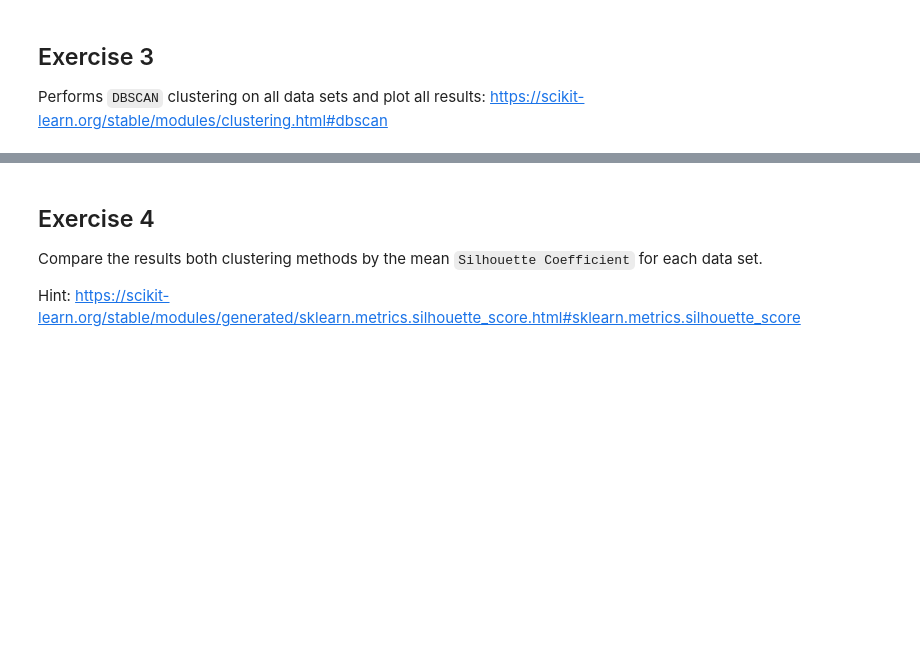
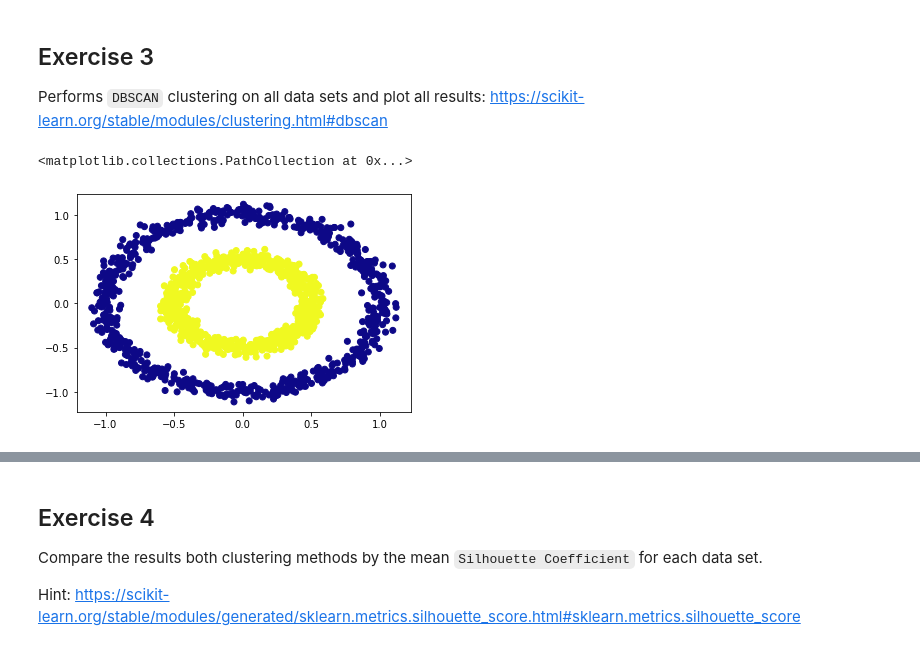
Before and after one commit to kromy99/DataMining2020, a Jupyter notebook: week4/Lab_Clustering.ipynb, the cells around one changed output, grey strips where cells are left out. Cells and saved outputs as stored; diff of their text form; code cells hidden in the pictures; blank space fills up the shorter version.

````diff
--- a/week4/Lab_Clustering.ipynb
+++ b/week4/Lab_Clustering.ipynb
@@ -116,3 +117,13 @@ plt.scatter(centers[:, 0], centers[:, 1], c='black', s=200, alpha=0.5);
 # %% [markdown]
 ## Exercise 3
 Performs ```DBSCAN``` clustering on all data sets and plot all results: https://scikit-learn.org/stable/modules/clustering.html#dbscan
+# %%
+scaler = StandardScaler()
+A_scaled = scaler.fit_transform(A)
+
+dbscanA = DBSCAN(eps=0.3, min_samples = 2)
+Aclusters = dbscanA.fit_predict(A_scaled)
+plt.scatter(A[:, 0], A[:, 1], c=Aclusters, cmap="plasma")
+# %% [output]
+<matplotlib.collections.PathCollection at 0x...>
+[figure, added]
````
Also changed, not shown: parts of 12 cells of this notebook, 2 other files.
